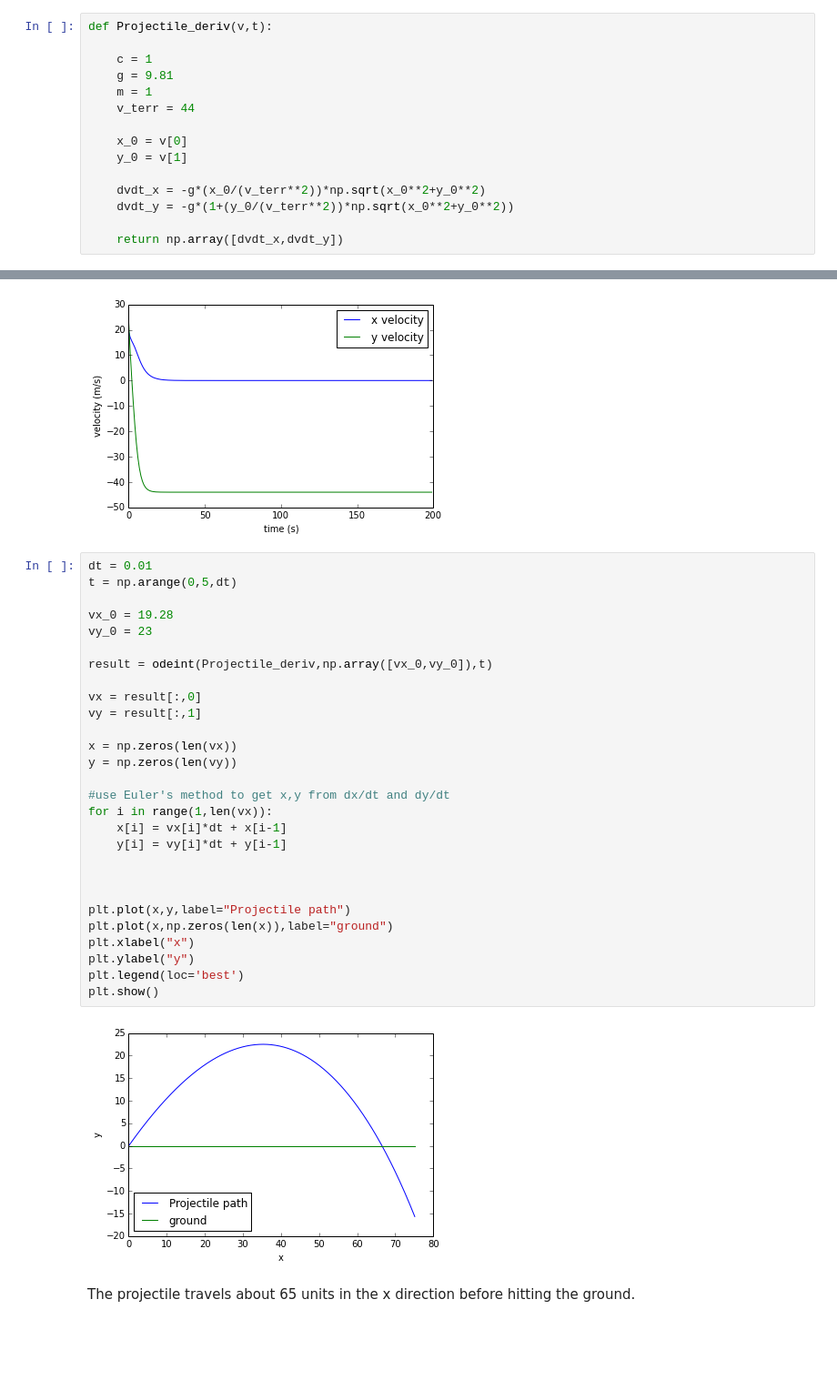
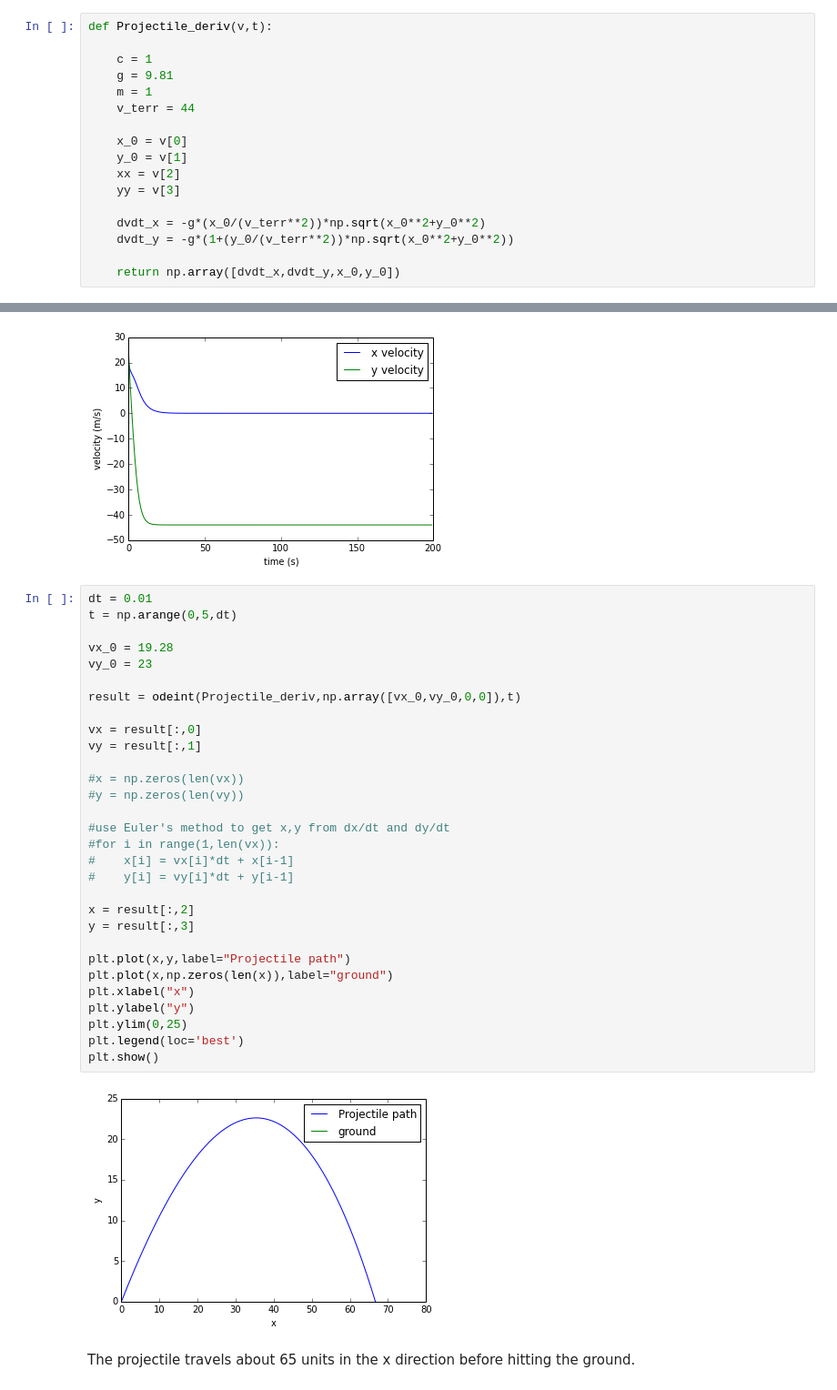
Before and after one commit to dytucker/PHYS202-S14, a Jupyter notebook: SciPy/ODEExercises.ipynb, the cells around one changed output, grey strips where cells are left out. Shown at 91% size. Cells and saved outputs as stored; diff of their text form; blank space fills up the shorter version.

```diff
--- a/SciPy/ODEExercises.ipynb
+++ b/SciPy/ODEExercises.ipynb
@@ -437,11 +437,13 @@ def Projectile_deriv(v,t):
 
     x_0 = v[0]
     y_0 = v[1]
+    xx = v[2]
+    yy = v[3]
 
     dvdt_x = -g*(x_0/(v_terr**2))*np.sqrt(x_0**2+y_0**2)
     dvdt_y = -g*(1+(y_0/(v_terr**2))*np.sqrt(x_0**2+y_0**2))
 
-    return np.array([dvdt_x,dvdt_y])
+    return np.array([dvdt_x,dvdt_y,x_0,y_0])
 # %%
 t = np.arange(0,200)
 
@@ -464,33 +466,35 @@ plt.show()
 # %%
 dt = 0.01
 t = np.arange(0,5,dt)
 
 vx_0 = 19.28
 vy_0 = 23
 
-result = odeint(Projectile_deriv,np.array([vx_0,vy_0]),t)
+result = odeint(Projectile_deriv,np.array([vx_0,vy_0,0,0]),t)
 
 vx = result[:,0]
 vy = result[:,1]
 
-x = np.zeros(len(vx))
-y = np.zeros(len(vy))
+#x = np.zeros(len(vx))
+#y = np.zeros(len(vy))
 
 #use Euler's method to get x,y from dx/dt and dy/dt
-for i in range(1,len(vx)):
-    x[i] = vx[i]*dt + x[i-1]
-    y[i] = vy[i]*dt + y[i-1]
+#for i in range(1,len(vx)):
+#    x[i] = vx[i]*dt + x[i-1]
+#    y[i] = vy[i]*dt + y[i-1]
 
-
+x = result[:,2]
+y = result[:,3]
 
 plt.plot(x,y,label="Projectile path")
 plt.plot(x,np.zeros(len(x)),label="ground")
 plt.xlabel("x")
 plt.ylabel("y")
+plt.ylim(0,25)
 plt.legend(loc='best')
 plt.show()
 # %% [output]
-[figure, old version]
+[figure, new version]
 # %% [markdown]
 The projectile travels about 65 units in the x direction before hitting the ground.
 # %% [markdown]
```
Also changed, not shown: parts of 6 cells of this notebook, 4 other files.
